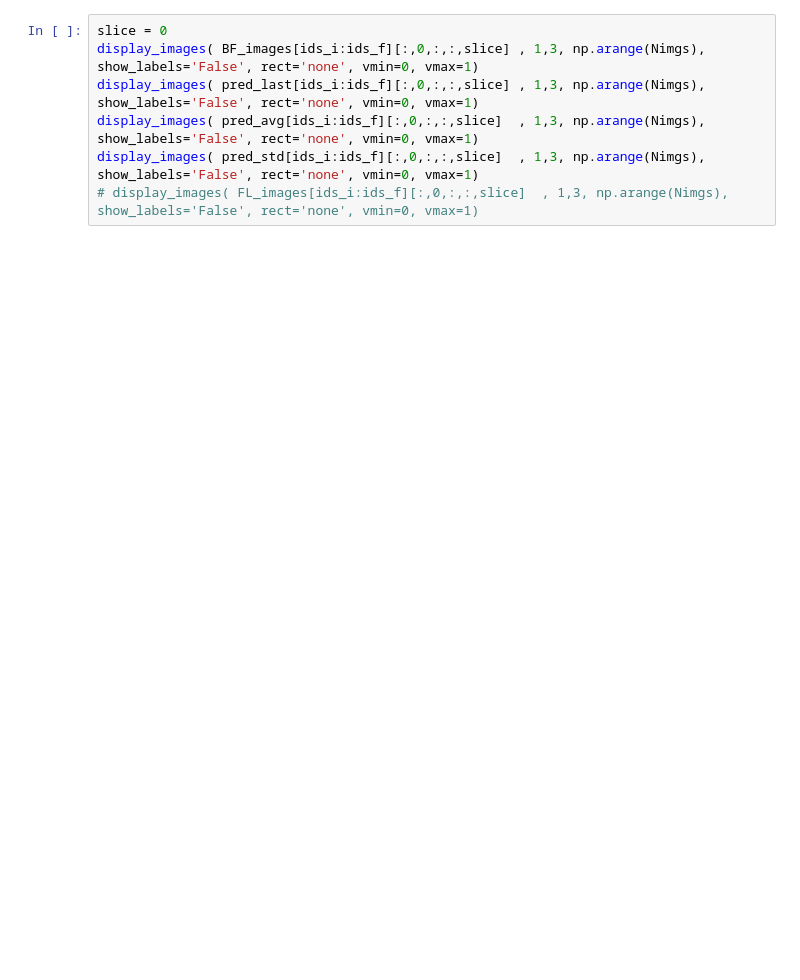
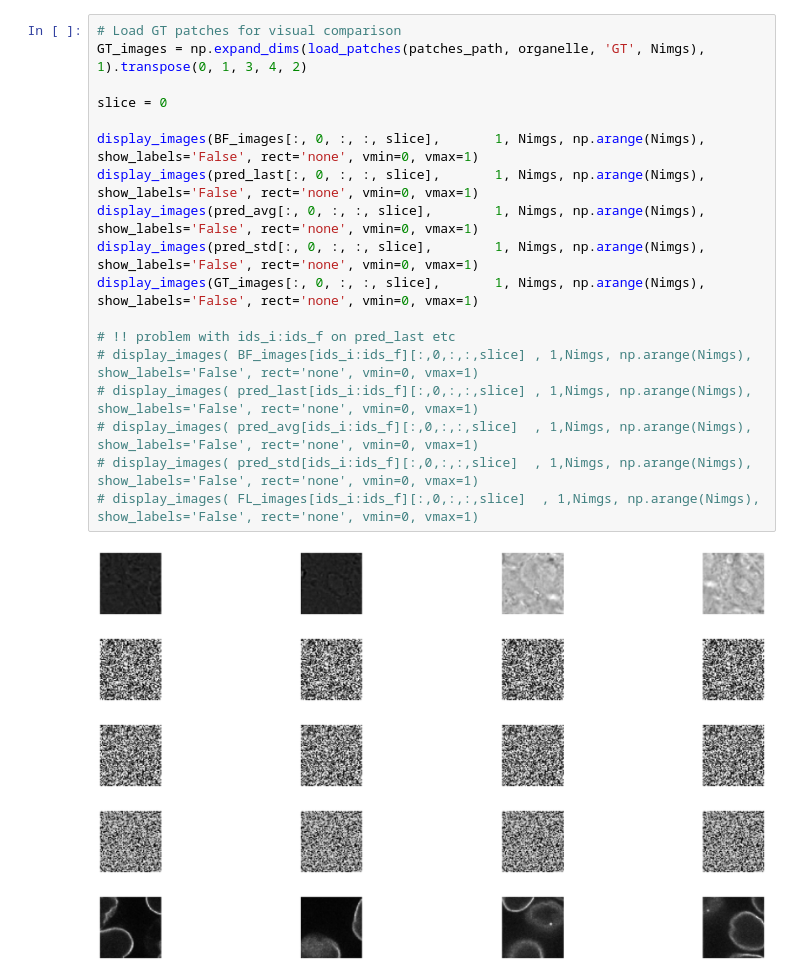
Before and after one commit to zaritskylab/DM4ISL, a Jupyter notebook: INFERENCE.ipynb, the cells around one changed output. Cells and saved outputs as stored; diff of their text form; blank space fills up the shorter version.

```diff
--- a/INFERENCE.ipynb
+++ b/INFERENCE.ipynb
@@ -91,8 +98,25 @@ pred_last, pred_avg, pred_std = predict_FL(DiffModel, BF_images[ids_i:ids_f], t_
 # %%
+# Load GT patches for visual comparison
+GT_images = np.expand_dims(load_patches(patches_path, organelle, 'GT', Nimgs), 1).transpose(0, 1, 3, 4, 2)
+
 slice = 0
-display_images( BF_images[ids_i:ids_f][:,0,:,:,slice] , 1,3, np.arange(Nimgs), show_labels='False', rect='none', vmin=0, vmax=1)
-display_images( pred_last[ids_i:ids_f][:,0,:,:,slice] , 1,3, np.arange(Nimgs), show_labels='False', rect='none', vmin=0, vmax=1)
-display_images( pred_avg[ids_i:ids_f][:,0,:,:,slice]  , 1,3, np.arange(Nimgs), show_labels='False', rect='none', vmin=0, vmax=1)
-display_images( pred_std[ids_i:ids_f][:,0,:,:,slice]  , 1,3, np.arange(Nimgs), show_labels='False', rect='none', vmin=0, vmax=1)
-# display_images( FL_images[ids_i:ids_f][:,0,:,:,slice]  , 1,3, np.arange(Nimgs), show_labels='False', rect='none', vmin=0, vmax=1)
+
+display_images(BF_images[:, 0, :, :, slice],       1, Nimgs, np.arange(Nimgs), show_labels='False', rect='none', vmin=0, vmax=1)
+display_images(pred_last[:, 0, :, :, slice],       1, Nimgs, np.arange(Nimgs), show_labels='False', rect='none', vmin=0, vmax=1)
+display_images(pred_avg[:, 0, :, :, slice],        1, Nimgs, np.arange(Nimgs), show_labels='False', rect='none', vmin=0, vmax=1)
+display_images(pred_std[:, 0, :, :, slice],        1, Nimgs, np.arange(Nimgs), show_labels='False', rect='none', vmin=0, vmax=1)
+display_images(GT_images[:, 0, :, :, slice],       1, Nimgs, np.arange(Nimgs), show_labels='False', rect='none', vmin=0, vmax=1)
+
+# !! problem with ids_i:ids_f on pred_last etc
+# display_images( BF_images[ids_i:ids_f][:,0,:,:,slice] , 1,Nimgs, np.arange(Nimgs), show_labels='False', rect='none', vmin=0, vmax=1)
+# display_images( pred_last[ids_i:ids_f][:,0,:,:,slice] , 1,Nimgs, np.arange(Nimgs), show_labels='False', rect='none', vmin=0, vmax=1)
+# display_images( pred_avg[ids_i:ids_f][:,0,:,:,slice]  , 1,Nimgs, np.arange(Nimgs), show_labels='False', rect='none', vmin=0, vmax=1)
+# display_images( pred_std[ids_i:ids_f][:,0,:,:,slice]  , 1,Nimgs, np.arange(Nimgs), show_labels='False', rect='none', vmin=0, vmax=1)
+# display_images( FL_images[ids_i:ids_f][:,0,:,:,slice]  , 1,Nimgs, np.arange(Nimgs), show_labels='False', rect='none', vmin=0, vmax=1)
+# %% [output]
+[figure, added]
+[figure, added]
+[figure, added]
+[figure, added]
+[figure, added]
 # %%
```
Also changed, not shown: parts of 13 cells of this notebook, 5 other files.
